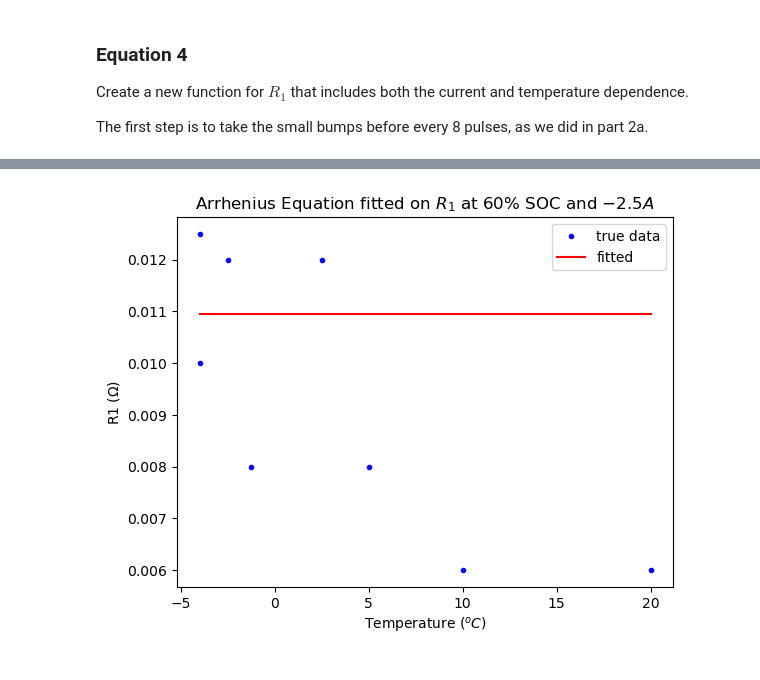
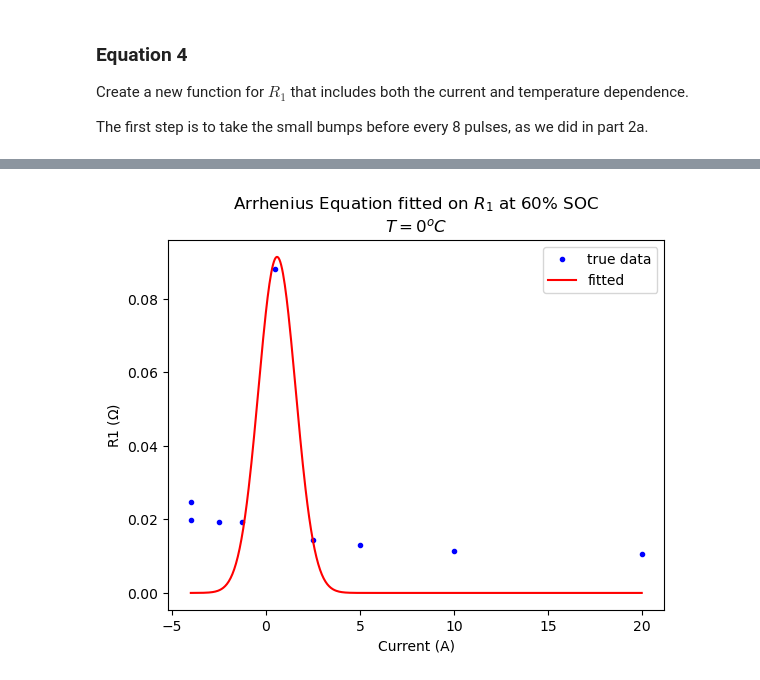
Before and after one commit to sunfanyi/modelling-of-lithium-ion-batteries, a Jupyter notebook: part_2bc.ipynb, the cells around one changed output, grey strips where cells are left out. Cells and saved outputs as stored; diff of their text form; code cells hidden in the pictures.

Commit message:
Part 2c done: Fitted R1 as a function of current and temperature.

```diff
--- a/part_2bc.ipynb
+++ b/part_2bc.ipynb
@@ -270,7 +270,7 @@ Fit R1 at $60\%$ SOC and $-2.5A$ to the Arrhenius Equation as a function of temp
 T0 = 20
 # Define the Arrhenius Equation
 def Arrhenius(T_fit, R1_T0, E):
-    return R1_T0 * np.exp(- E/8.314 * (1/(T_fit+273.15) - 1/(T0+273.15)))
+    return R1_T0 * np.exp(- E/8.3145 * (1/(T_fit+273.15) - 1/(T0+273.15)))
 
 # Initial guess
 p0 = [R1_true[1], 1]
@@ -284,7 +284,7 @@ print('Fitted parameters:')
 print('R1_T0:', popts[0])
 print('E:', popts[1])
 print('\nConstants:')
-print('R:', 8.314)
+print('R:', 8.3145)
 print('T0:', T0)
 
 plt.plot(x, y_true, 'b.', label='true data')
@@ -386,0 +379,8 @@ idx_bump_Vss = find_Vss_pos(t, V_actual, idx_bump_start, idx_bump_end, for_bump=
+# %%
+R1_bumps = np.ndarray((3, 8))
+I_bumps = np.ndarray((3, 8))
+
+for i in range(3):
+    _, R1_bumps[i], _, I_bumps[i], _, _ = para_RC(t[i], I[i], V_actual[i], idx_bump_end[i], idx_bump_Vss[i])
+print(R1_bumps[:, 3])
+print(I_bumps[:, 3])
@@ -386,0 +390,5 @@ idx_bump_Vss = find_Vss_pos(t, V_actual, idx_bump_start, idx_bump_end, for_bump=
+# %%
+I_fit = np.append(I_peaks[:, 3, :], I_bumps[:, 3].reshape(3, 1), axis=1)
+T_fit = np.array([0, 20, 40])
+T_fit = np.ones((3, 9)) * T_fit[:, np.newaxis]
+R1_true =  np.append(R1_tab[:, 3, :], R1_bumps[:, 3].reshape(3, 1), axis=1)
@@ -387,63 +397,41 @@ idx_bump_Vss = find_Vss_pos(t, V_actual, idx_bump_start, idx_bump_end, for_bump=
 # %%
-# def fit_RC(x, y_true, func, p0):
-#     """
-#     For part 2
-#     """
-#     popts, _ = curve_fit(func, x, y_true, p0)
-
-#     x_plot = np.linspace(np.min(x), np.max(x), 500)
-#     y_pred = func(x_plot, *popts)
-#     return popts, x_plot, y_pred
-
-I_fit = I_peaks[:, 3, :]
-T_fit = np.array([0, 20, 40])
-T_fit = np.ones((3, 8)) * T_fit[:, np.newaxis]
-R1_true = R1_tab[:, 3, :]
-
-T0 = 20
-# Define the Arrhenius Equation
-# def Arrhenius(X, R1_0AT0, b, c, E, d):
-#     I_fit, T_fit = X
-#     R1 = R1_0AT0 * (np.exp(-(I_fit - b)**2 / c)+d) * \
-#             np.exp(- E/8.314 * (1/(T_fit+273.15) - 1/(T0+273.15)))
-#     return R1
-def Arrhenius(X, R1_0AT0, b, c, E, d):
+def Arrhenius(X, R1_0AT0, b, c, E):
     I_fit, T_fit = X
+    T_fitK = T_fit + 273.15
+    T0 = 20 + 273.15
     R1 = R1_0AT0 * np.exp(-(I_fit - b)**2 / c) * \
-            np.exp(- E/8.314 * (1/(T_fit+273.15) - 1/(T0+273.15))) + d
+            np.exp(- E/8.3145 * (1/T_fitK - 1/T0))
     return R1
-
-# Initial guess
-p0 = [0.153, -0.046, 0.3915, -18683, 0.0865]
 
 X = (I_fit.flatten(), T_fit.flatten())
 y_true = R1_true.flatten()
 my_func = Arrhenius
-popts, _ = curve_fit(my_func, X, y_true, p0)
+popts, _ = curve_fit(my_func, X, y_true)
 
 
-# popts, x_plot, y_pred = fit_RC(x, y_true, my_func, p0)
-
-# print('Fitted parameters:')
-# print('R1_T0:', popts[0])
-# print('E:', popts[1])
-# print('\nConstants:')
-# print('R:', 8.314)
-# print('T0:', T0)
+print('Fitted parameters:')
+print('R1_0AT0:', popts[0])
+print('b:', popts[1])
+print('c:', popts[2])
+print('E:', popts[3])
+print('\nConstants:')
+print('R:', 8.3145)
+print('T0:', T0)
 
 # at different temperature:
-T_plot = 20
-x_fit = I_fit[1]
-y_true = R1_true[1]
-x_plot = np.linspace(np.min(x_fit), np.max(x_fit), 500)
-y_pred = my_func((x_plot, T_plot), *popts)
+T_plots = [0, 20, 40]
+for i in range(3):
+    T_plot = T_plots[i]
+    x_fit = I_fit[i]
+    y_true = R1_true[i]
+    x_plot = np.linspace(np.min(x_fit), np.max(x_fit), 500)
+    y_pred = my_func((x_plot, T_plot), *popts)
 
-
-plt.plot(x_fit, y_true, 'b.', label='true data')
-plt.plot(x_plot, y_pred, 'r-', label='fitted')
-plt.legend()
-plt.xlabel('Temperature ($^oC$)')
-plt.ylabel('R1 ($\Omega$)')
-plt.title('Arrhenius Equation fitted on $R_1$ at $60\%$ SOC and $-2.5A$')
-plt.show()
+    plt.plot(x_fit, y_true, 'b.', label='true data')
+    plt.plot(x_plot, y_pred, 'r-', label='fitted')
+    plt.legend()
+    plt.xlabel('Current (A)')
+    plt.ylabel('R1 ($\Omega$)')
+    plt.title('Arrhenius Equation fitted on $R_1$ at $60\%$ SOC\n$T={}^oC$'.format(T_plot))
+    plt.show()
 # %% [output]
@@ -450 +447 @@ plt.show()
-[figure, old version]
+[figure, new version]
```
Also changed, not shown: parts of 7 cells of this notebook, 3 other files.
